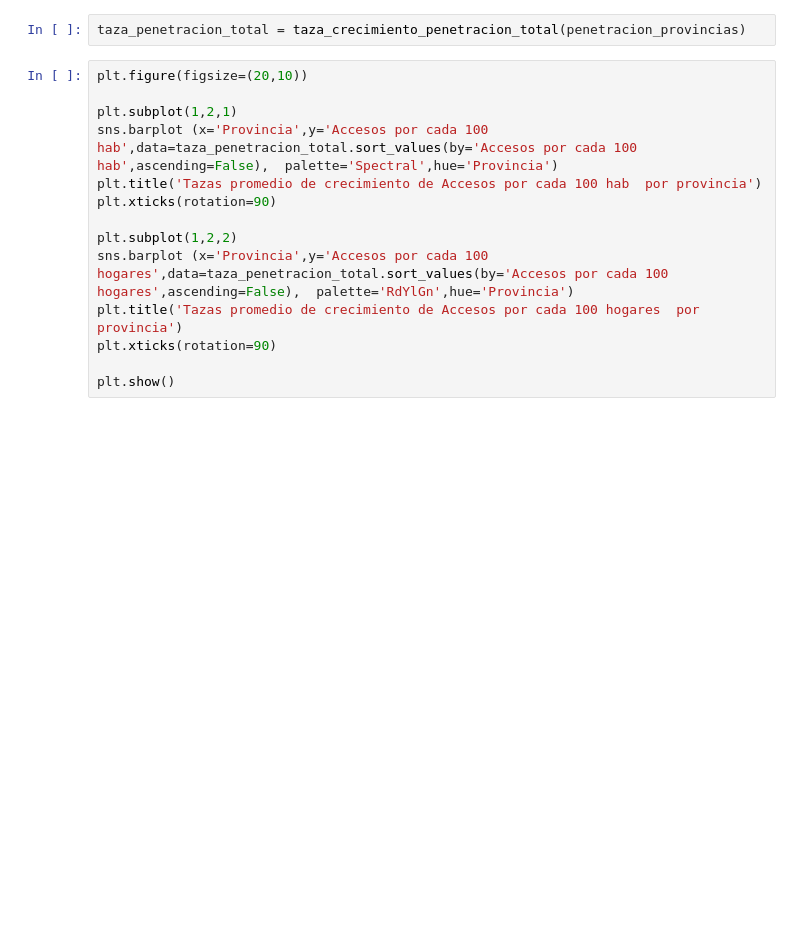
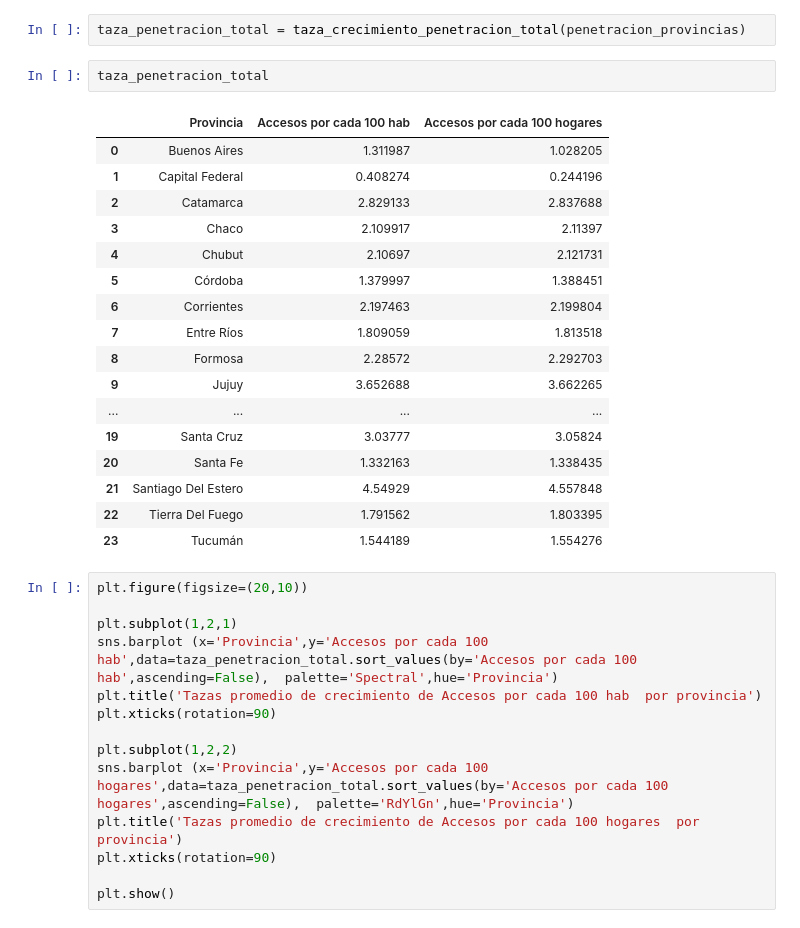
Before and after one commit to RogerCortezRosas/Telecom_Analytics, a Jupyter notebook: EDA.ipynb, the cells around one changed output. Drawn from its saved outputs; the diff is of its cells as text; blank space fills up the shorter version.

```diff
--- a/EDA.ipynb
+++ b/EDA.ipynb
@@ -1329,6 +1329,26 @@ def taza_crecimiento_penetracion_total(data):
   return df_general
 # %%
 taza_penetracion_total = taza_crecimiento_penetracion_total(penetracion_provincias)
+# %%
+taza_penetracion_total
+# %% [output]
+|  | Provincia | Accesos por cada 100 hab | Accesos por cada 100 hogares |
+| 0 | Buenos Aires | 1.311987 | 1.028205 |
+| 1 | Capital Federal | 0.408274 | 0.244196 |
+| 2 | Catamarca | 2.829133 | 2.837688 |
+| 3 | Chaco | 2.109917 | 2.11397 |
+| 4 | Chubut | 2.10697 | 2.121731 |
+| 5 | Córdoba | 1.379997 | 1.388451 |
+| 6 | Corrientes | 2.197463 | 2.199804 |
+| 7 | Entre Ríos | 1.809059 | 1.813518 |
+| 8 | Formosa | 2.28572 | 2.292703 |
+| 9 | Jujuy | 3.652688 | 3.662265 |
+| ... | ... | ... | ... |
+| 19 | Santa Cruz | 3.03777 | 3.05824 |
+| 20 | Santa Fe | 1.332163 | 1.338435 |
+| 21 | Santiago Del Estero | 4.54929 | 4.557848 |
+| 22 | Tierra Del Fuego | 1.791562 | 1.803395 |
+| 23 | Tucumán | 1.544189 | 1.554276 |
 # %%
 plt.figure(figsize=(20,10))
 
```
Also changed, not shown: parts of 6 cells of this notebook, 1 other file.
